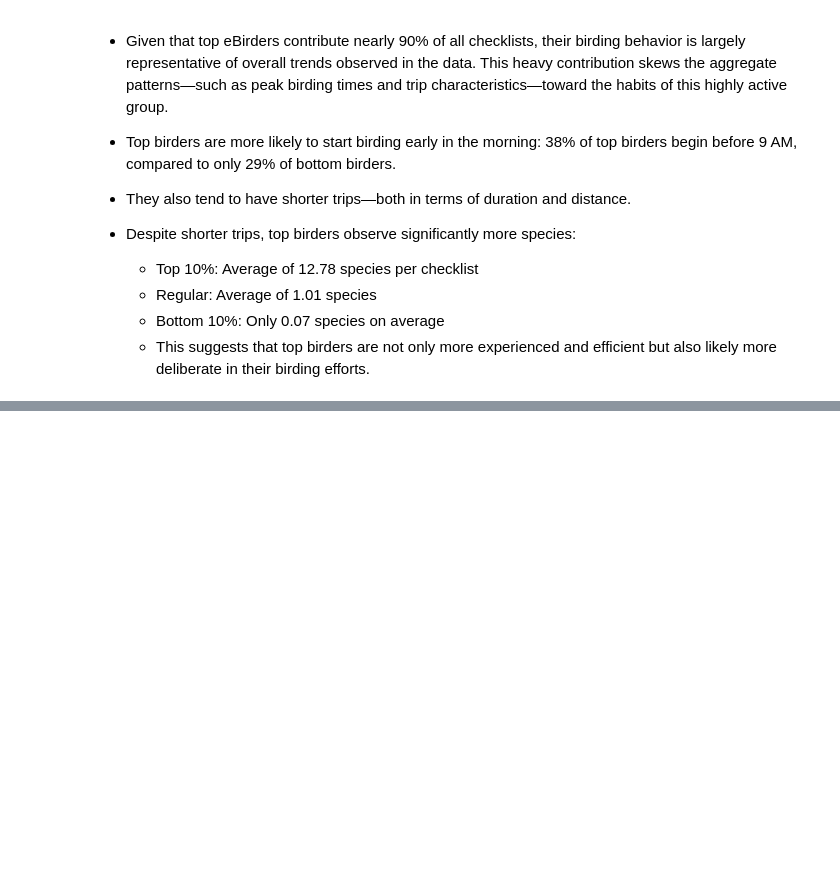
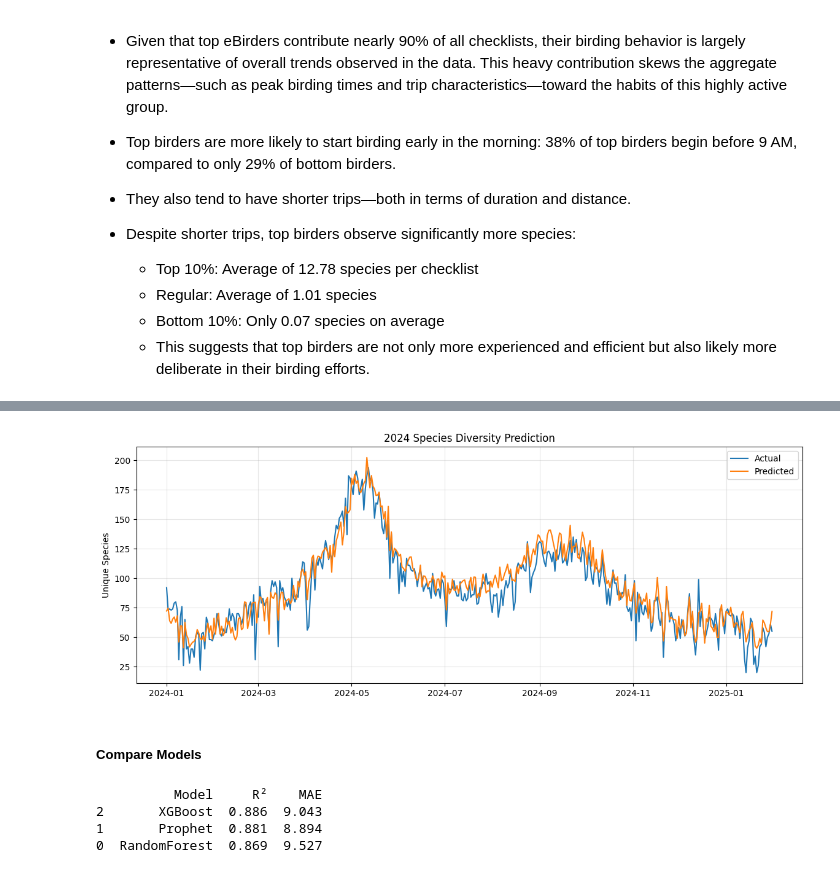
Before and after one commit to silviaaaaaa66/ebird, a Jupyter notebook: eBird_analysis_Dane_County_15-25.ipynb, the cells around one changed output, grey strips where cells are left out. Drawn from its saved outputs; the diff is of its cells as text; code cells hidden in the pictures; blank space fills up the shorter version.

```diff
--- a/eBird_EDA_Dane_County_15-25.ipynb
+++ b/eBird_analysis_Dane_County_15-25.ipynb
@@ -1119,0 +1426,53 @@ If we categorize eBirders based on the number of checklists submitted into top 1
+# %%
+for col in ['pct_am_observations', 'pct_under_1hr', 'pct_over_3_2hr', 'pct_under_2km', 'pct_over_2km']:
+    X_train[col] = pd.to_numeric(X_train[col], errors='coerce')
+    X_test[col] = pd.to_numeric(X_test[col], errors='coerce')
+# %%
+# Train
+model_xgb = XGBRegressor(
+    n_estimators=300,
+    max_depth=5,
+    learning_rate=0.05,
+    subsample=0.8,
+    random_state=42
+)
+model_xgb.fit(X_train, y_train)
+
+# Predict
+xgb_pred = model_xgb.predict(X_test)
+# %%
+plt.figure(figsize=(14, 5))
+plt.plot(test['OBSERVATION DATE'], y_test, label='Actual')
+plt.plot(test['OBSERVATION DATE'], xgb_pred, label='Predicted')
+plt.title('2024 Species Diversity Prediction')
+plt.ylabel('Unique Species')
+plt.legend()
+plt.grid(alpha=0.3)
+plt.show()
+# %% [output]
+[figure, added]
+# %% [markdown]
+##### Compare Models
+# %%
+models = {
+    'RandomForest': rf_pred,
+    'Prophet': prophet_pred,
+    'XGBoost': xgb_pred,
+}
+
+results = pd.DataFrame({
+    'Model': models.keys(),
+    'R²': [r2_score(y_test, pred) for pred in models.values()],
+    'MAE': [mean_absolute_error(y_test, pred) for pred in models.values()]
+}).round(3)
+
+# Apply 3-decimal formatting
+results['R²'] = results['R²'].map('{:.3f}'.format)
+results['MAE'] = results['MAE'].map('{:.3f}'.format)
+
+print(results.sort_values('R²', ascending=False))
+# %% [output]
+          Model     R²    MAE
+2       XGBoost  0.886  9.043
+1       Prophet  0.881  8.894
+0  RandomForest  0.869  9.527
```
Also changed, not shown: parts of 26 cells of this notebook.
